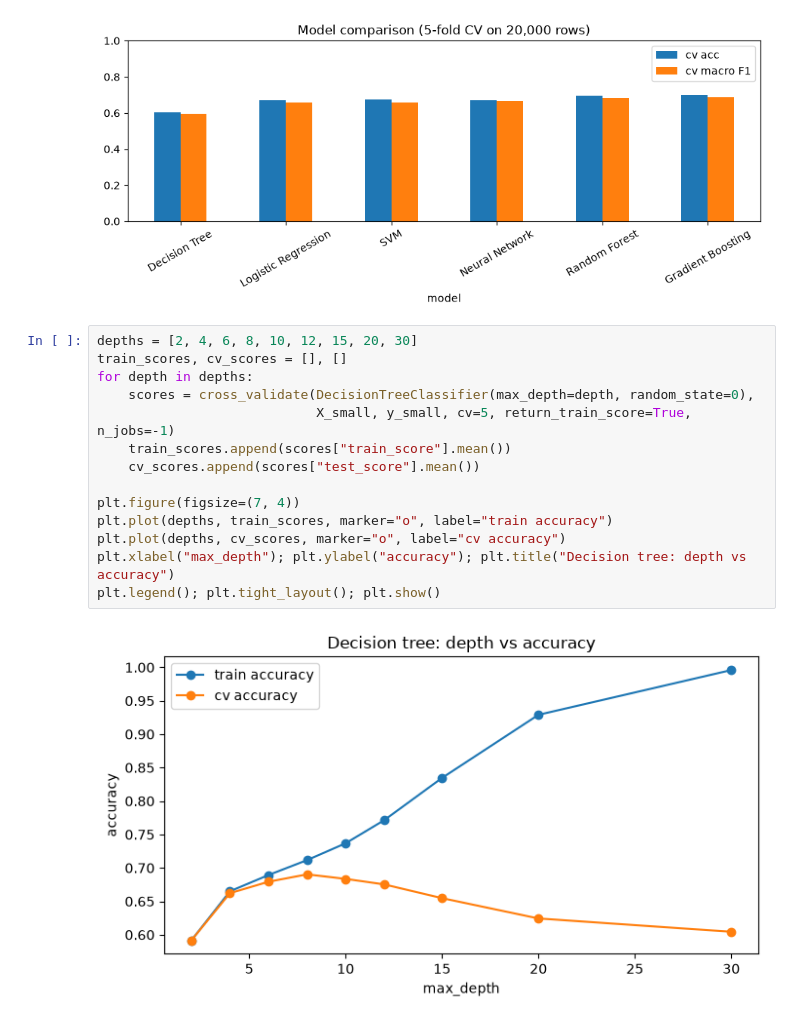
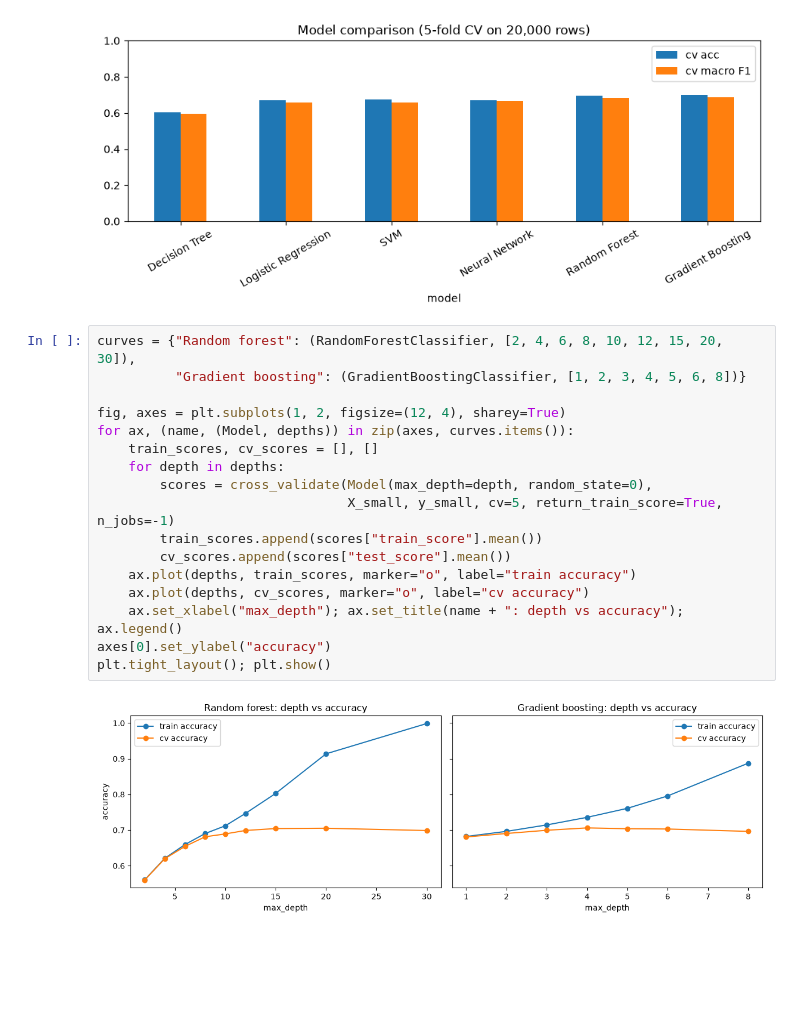
Before and after one commit to JonahBlackmon/machine_learning_final, a Jupyter notebook: project.ipynb, the cells around one changed output. Drawn from its saved outputs; the diff is of its cells as text; blank space fills up the shorter version.

```diff
--- a/project.ipynb
+++ b/project.ipynb
@@ -288,19 +325,22 @@ plt.ylim(0, 1); plt.tight_layout(); plt.show()
 | Gradient Boosting | 0.714 | 0.699 | 0.687 |
 [figure]
 # %%
-depths = [2, 4, 6, 8, 10, 12, 15, 20, 30]
-train_scores, cv_scores = [], []
-for depth in depths:
-    scores = cross_validate(DecisionTreeClassifier(max_depth=depth, random_state=0),
-                            X_small, y_small, cv=5, return_train_score=True, n_jobs=-1)
-    train_scores.append(scores["train_score"].mean())
-    cv_scores.append(scores["test_score"].mean())
+curves = {"Random forest": (RandomForestClassifier, [2, 4, 6, 8, 10, 12, 15, 20, 30]),
+          "Gradient boosting": (GradientBoostingClassifier, [1, 2, 3, 4, 5, 6, 8])}
 
-plt.figure(figsize=(7, 4))
-plt.plot(depths, train_scores, marker="o", label="train accuracy")
-plt.plot(depths, cv_scores, marker="o", label="cv accuracy")
-plt.xlabel("max_depth"); plt.ylabel("accuracy"); plt.title("Decision tree: depth vs accuracy")
-plt.legend(); plt.tight_layout(); plt.show()
+fig, axes = plt.subplots(1, 2, figsize=(12, 4), sharey=True)
+for ax, (name, (Model, depths)) in zip(axes, curves.items()):
+    train_scores, cv_scores = [], []
+    for depth in depths:
+        scores = cross_validate(Model(max_depth=depth, random_state=0),
+                                X_small, y_small, cv=5, return_train_score=True, n_jobs=-1)
+        train_scores.append(scores["train_score"].mean())
+        cv_scores.append(scores["test_score"].mean())
+    ax.plot(depths, train_scores, marker="o", label="train accuracy")
+    ax.plot(depths, cv_scores, marker="o", label="cv accuracy")
+    ax.set_xlabel("max_depth"); ax.set_title(name + ": depth vs accuracy"); ax.legend()
+axes[0].set_ylabel("accuracy")
+plt.tight_layout(); plt.show()
 # %% [output]
-[figure, old version]
+[figure, new version]
 # %%
```
Also changed, not shown: parts of 8 cells of this notebook.
